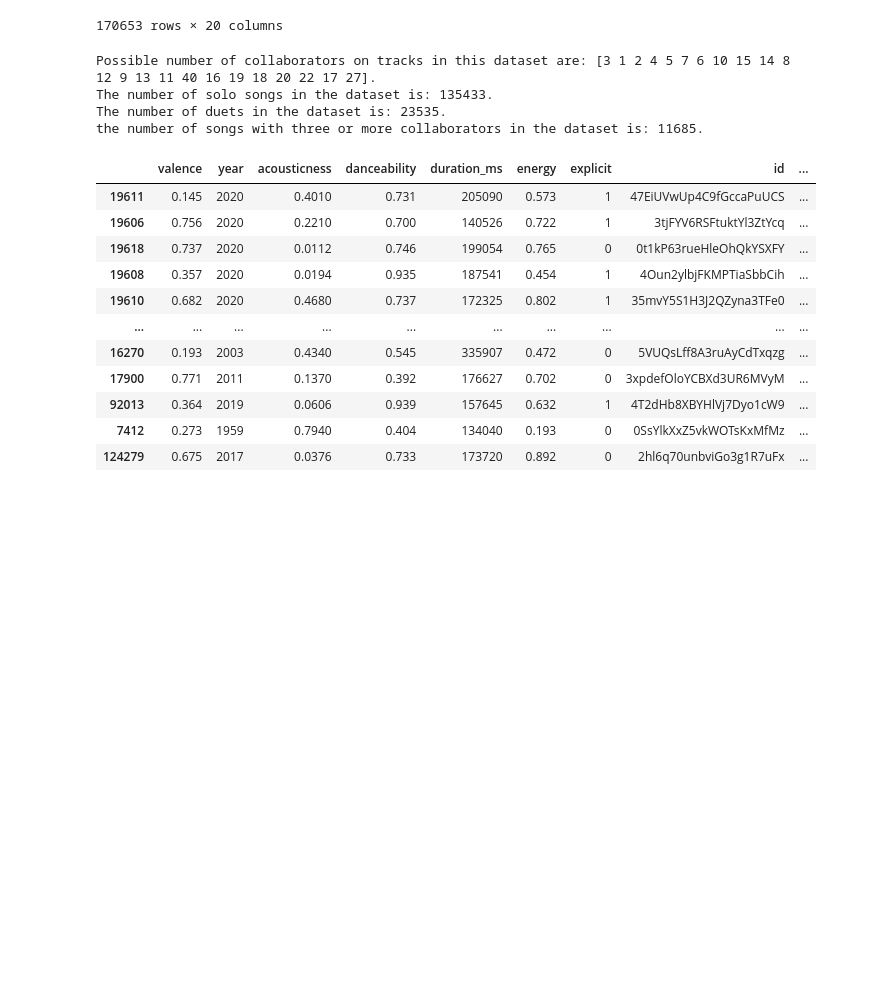
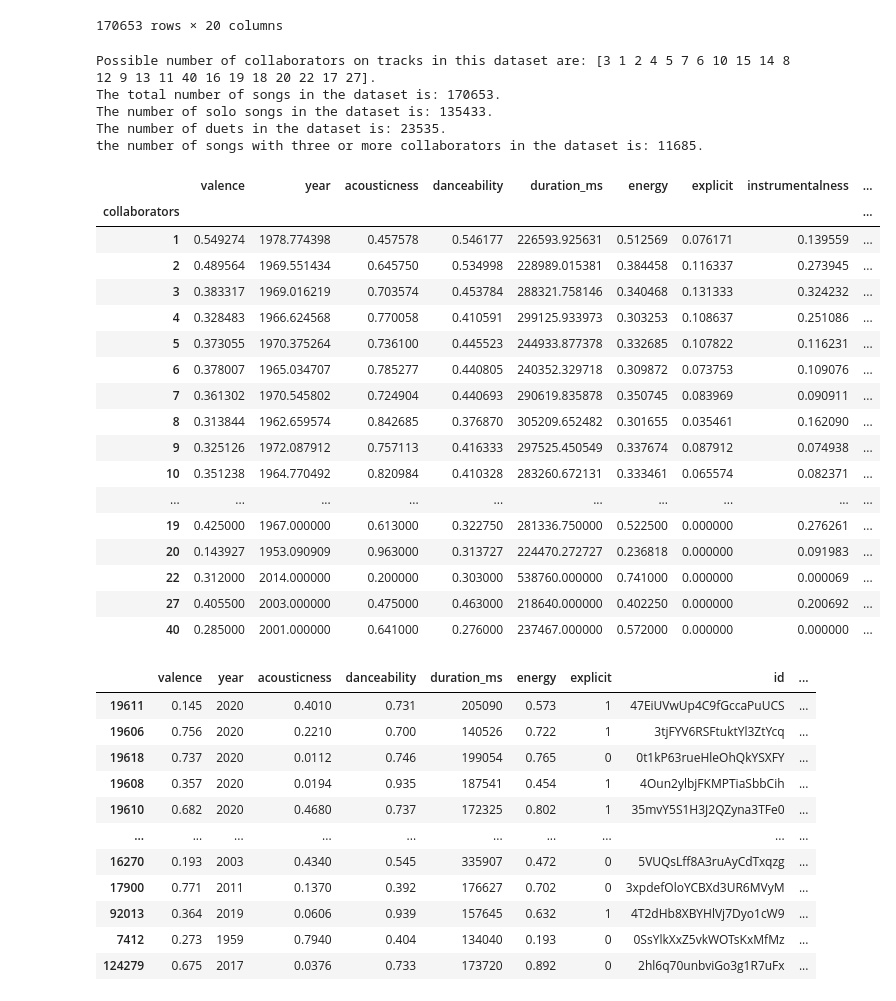
Before and after one commit to GND95/Project_1, a Jupyter notebook: kelly.ipynb, the cells around one changed output. Saved outputs shown, nothing was run; the diff lists cells and outputs as text; code cells hidden in the pictures; blank space fills up the shorter version.

Commit message:
building out more info, discovered duets are the key to success right now

```diff
--- a/kelly.ipynb
+++ b/kelly.ipynb
@@ -60,25 +65,55 @@ practice2_df
 170653 rows × 20 columns
 # %%
 print(f'Possible number of collaborators on tracks in this dataset are: {practice2_df.collaborators.unique()}.')
+#put total number of songs into a variable
+allsongs = practice2_df["artists"].count()
+print(f'The total number of songs in the dataset is: {allsongs}.')
+
 #create df of all songs with only one performer
 practicesolo_df = practice2_df[practice2_df.collaborators == 1]
+allsolo = practicesolo_df["collaborators"].count()
 #get number of solo songs.
-print(f'The number of solo songs in the dataset is: {practicesolo_df["collaborators"].count()}.')
+print(f'The number of solo songs in the dataset is: {allsolo}.')
 
 #create df of all duets
 practiceduet_df = practice2_df[practice2_df.collaborators == 2]
+allduet = practiceduet_df["collaborators"].count()
 #get number of duets
-print(f'The number of duets in the dataset is: {practiceduet_df["collaborators"].count()}.')
+print(f'The number of duets in the dataset is: {allduet}.')
 
 #create df of all songs with 3+ collaborators
 practicecollab_df = practice2_df[practice2_df.collaborators > 2]
+allcollab = practicecollab_df["collaborators"].count()
 #get number of songs with 3+ collaborators
-print(f'the number of songs with three or more collaborators in the dataset is: {practicecollab_df["collaborators"].count()}.')
+print(f'the number of songs with three or more collaborators in the dataset is: {allcollab}.')
 # %% [output]
 Possible number of collaborators on tracks in this dataset are: [3 1 2 4 5 7 6 10 15 14 8 12 9 13 11 40 16 19 18 20 22 17 27].
+The total number of songs in the dataset is: 170653.
 The number of solo songs in the dataset is: 135433.
 The number of duets in the dataset is: 23535.
 the number of songs with three or more collaborators in the dataset is: 11685.
+# %%
+allsongsgroup = pd.DataFrame(practice2_df.groupby("collaborators").mean())
+allsongsgroup
+# %% [output]
+|  | valence | year | acousticness | danceability | duration_ms | energy | explicit | instrumentalness | ... |
+| collaborators |  |  |  |  |  |  |  |  | ... |
+| 1 | 0.549274 | 1978.774398 | 0.457578 | 0.546177 | 226593.925631 | 0.512569 | 0.076171 | 0.139559 | ... |
+| 2 | 0.489564 | 1969.551434 | 0.645750 | 0.534998 | 228989.015381 | 0.384458 | 0.116337 | 0.273945 | ... |
+| 3 | 0.383317 | 1969.016219 | 0.703574 | 0.453784 | 288321.758146 | 0.340468 | 0.131333 | 0.324232 | ... |
+| 4 | 0.328483 | 1966.624568 | 0.770058 | 0.410591 | 299125.933973 | 0.303253 | 0.108637 | 0.251086 | ... |
+| 5 | 0.373055 | 1970.375264 | 0.736100 | 0.445523 | 244933.877378 | 0.332685 | 0.107822 | 0.116231 | ... |
+| 6 | 0.378007 | 1965.034707 | 0.785277 | 0.440805 | 240352.329718 | 0.309872 | 0.073753 | 0.109076 | ... |
+| 7 | 0.361302 | 1970.545802 | 0.724904 | 0.440693 | 290619.835878 | 0.350745 | 0.083969 | 0.090911 | ... |
+| 8 | 0.313844 | 1962.659574 | 0.842685 | 0.376870 | 305209.652482 | 0.301655 | 0.035461 | 0.162090 | ... |
+| 9 | 0.325126 | 1972.087912 | 0.757113 | 0.416333 | 297525.450549 | 0.337674 | 0.087912 | 0.074938 | ... |
+| 10 | 0.351238 | 1964.770492 | 0.820984 | 0.410328 | 283260.672131 | 0.333461 | 0.065574 | 0.082371 | ... |
+| ... | ... | ... | ... | ... | ... | ... | ... | ... | ... |
+| 19 | 0.425000 | 1967.000000 | 0.613000 | 0.322750 | 281336.750000 | 0.522500 | 0.000000 | 0.276261 | ... |
+| 20 | 0.143927 | 1953.090909 | 0.963000 | 0.313727 | 224470.272727 | 0.236818 | 0.000000 | 0.091983 | ... |
+| 22 | 0.312000 | 2014.000000 | 0.200000 | 0.303000 | 538760.000000 | 0.741000 | 0.000000 | 0.000069 | ... |
+| 27 | 0.405500 | 2003.000000 | 0.475000 | 0.463000 | 218640.000000 | 0.402250 | 0.000000 | 0.200692 | ... |
+| 40 | 0.285000 | 2001.000000 | 0.641000 | 0.276000 | 237467.000000 | 0.572000 | 0.000000 | 0.000000 | ... |
 # %%
 #create dataframe of most popular 5% of songs
 pop_df = practice2_df.sort_values("popularity", ascending=False)
```
Also changed, not shown: parts of 8 cells of this notebook, 1 other file.
